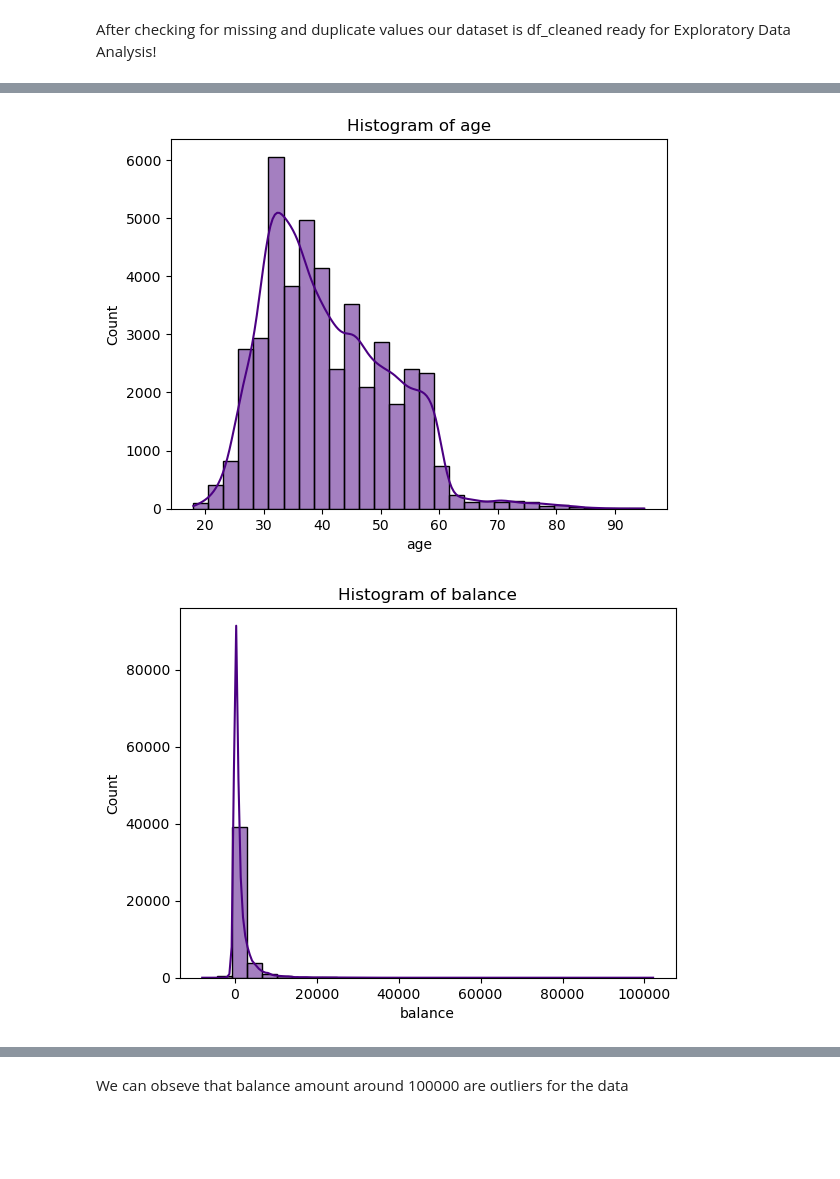
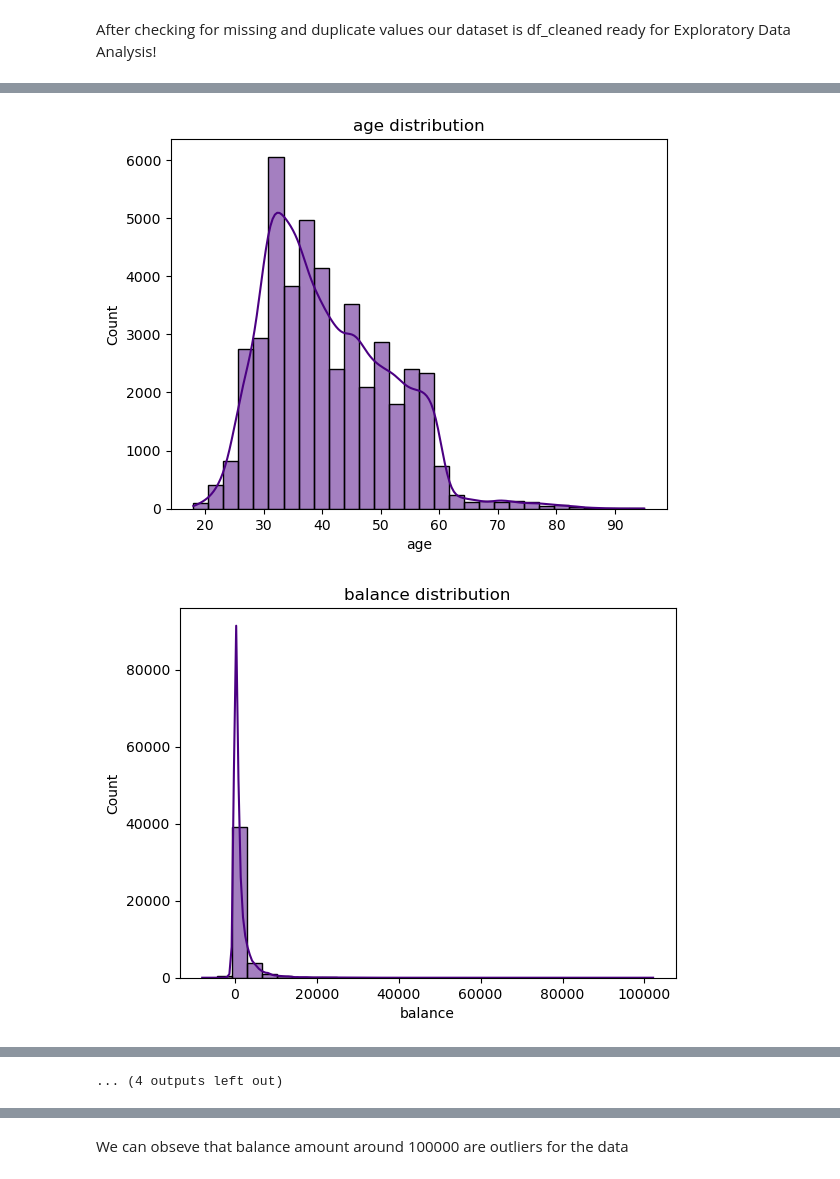
Before and after one commit to amirfarimani/DSI_Team_Project_Bank_Marketing, a Jupyter notebook: experiments/data_processing.ipynb, the cells around one changed output, grey strips where cells are left out. Drawn from its saved outputs; the diff is of its cells as text; code cells hidden in the pictures; blank space fills up the shorter version.

```diff
--- a/experiments/data_processing.ipynb
+++ b/experiments/data_processing.ipynb
@@ -408,6 +401,0 @@ plt.show()
-# %%
-# Correlation heatmap for all columns
-numerical_columns = ['age', 'balance', 'duration', 'campaign', 'pdays', 'previous']
-col=['contact', 'poutcome']
-sns.heatmap(df_cleaned.corr(), annot=True, cmap='coolwarm')
-plt.show()
@@ -416,15 +417,28 @@ ValueError: could not convert string to float: 'married'
 # %%
 # Visualize distributions (e.g., histograms or boxplots)
-import seaborn as sns
-import matplotlib.pyplot as plt
+# import seaborn as sns
+# import matplotlib.pyplot as plt
 
-# Histogram for age
+# Histogram for numerical values
 for col in numerical_columns:
     sns.histplot(df_cleaned[col],kde=True, bins=30, color='indigo')
-    plt.title(f"Histogram of {col}")
+    plt.title(f"{col} distribution")
     plt.xlabel=(col)
     plt.ylabel = ('Frequency')
     plt.show()
+
+# Histogram for categorical values
+for col in categorical_columns:
+    sns.histplot(df_cleaned[col],kde=True, bins=30, color='indigo')
+    plt.title(f"{col} distribution")
+    plt.xlabel=(col)
+    plt.ylabel = ('Frequency')
+    plt.show()
+
+# # Example: Visualize balance distribution
+# sns.histplot(df_cleaned['balance'], kde=True)
+# plt.title("Balance Distribution")
+# plt.show()
 # %% [output]
-[figure, old version]
+[figure, new version]
-[figure, old version]
+[figure, new version]
@@ -435,3 +455,4 @@ for col in numerical_columns:
+... (4 outputs left out)
 # %%
 AR1 = pd.read_csv('../data/sql/age_range_analysis.csv',sep=',')  # reading the full dataset of bank
 print(AR1)
```
Also changed, not shown: parts of 53 cells of this notebook, 7 other files.
